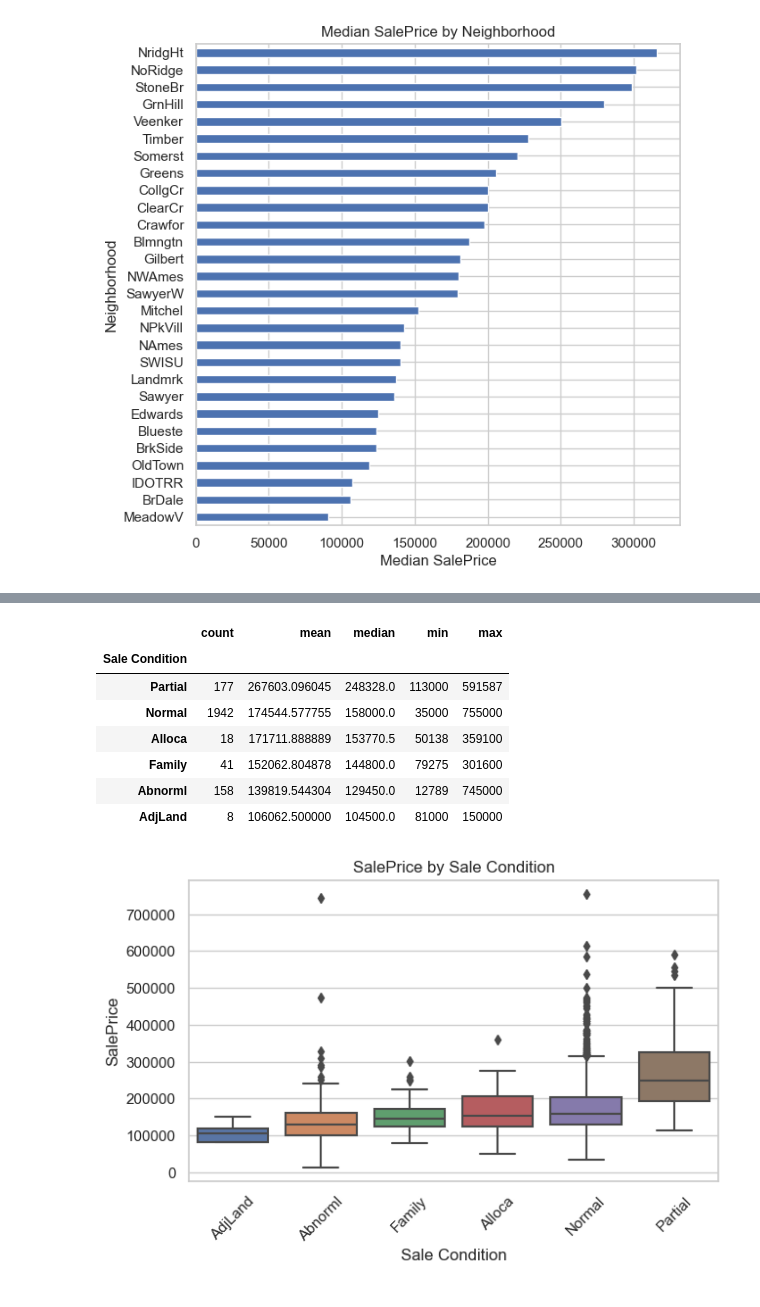
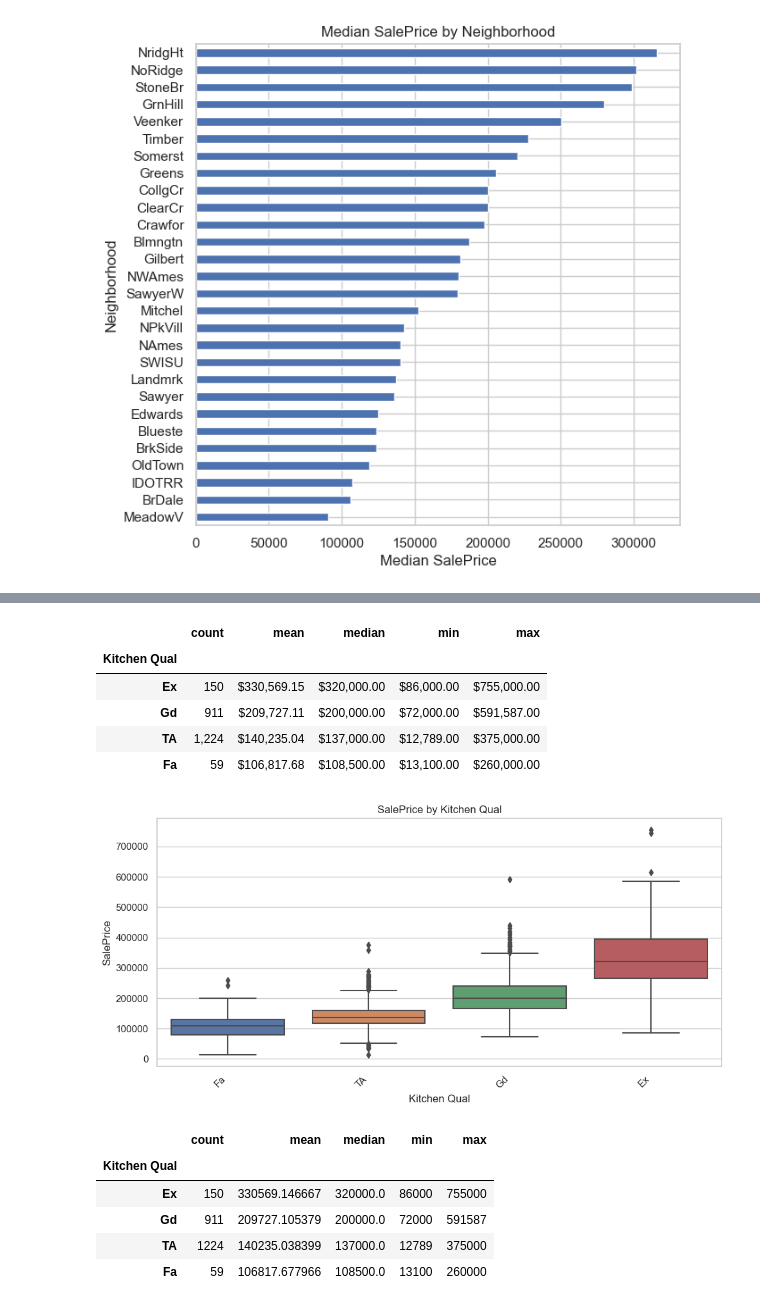
Before and after one commit to sanches-davi/ames-housing-price-prediction, a Jupyter notebook: notebooks/EDA.ipynb, the cells around one changed output, grey strips where cells are left out. Saved outputs shown, nothing was run; the diff lists cells and outputs as text; code cells hidden in the pictures.

```diff
--- a/notebooks/EDA.ipynb
+++ b/notebooks/EDA.ipynb
@@ -688,37 +583,17 @@ plt.show()
-# %%
-# Sale Condition Analysis
-
-sale_condition_summary = train_data.groupby("Sale Condition")["SalePrice"].agg(
-    ["count", "mean", "median", "min", "max"]
-)
-
-sale_condition_summary = sale_condition_summary.sort_values(by="median", ascending=False)
-sale_condition_summary
-# %% [output]
-|  | count | mean | median | min | max |
-| Sale Condition |  |  |  |  |  |
-| Partial | 177 | 267603.096045 | 248328.0 | 113000 | 591587 |
-| Normal | 1942 | 174544.577755 | 158000.0 | 35000 | 755000 |
-| Alloca | 18 | 171711.888889 | 153770.5 | 50138 | 359100 |
-| Family | 41 | 152062.804878 | 144800.0 | 79275 | 301600 |
-| Abnorml | 158 | 139819.544304 | 129450.0 | 12789 | 745000 |
-| AdjLand | 8 | 106062.500000 | 104500.0 | 81000 | 150000 |
-# %%
-# Boxplot Sale Condition
-
-sale_condition_order = train_data.groupby("Sale Condition")["SalePrice"].median().sort_values().index
-
-plt.figure(figsize=(7, 4))
-sns.boxplot(
-    data=train_data,
-    x="Sale Condition",
-    y="SalePrice",
-    order=sale_condition_order
-)
-plt.title("SalePrice by Sale Condition")
-plt.xlabel("Sale Condition")
-plt.ylabel("SalePrice")
-plt.xticks(rotation=45)
-plt.show()
-# %% [output]
-[figure, removed]
+# %%
+# Analyze SalePrice by Kitchen Qual
+analyze_categorical_feature(train_data, "Kitchen Qual")
+# %% [output]
+|  | count | mean | median | min | max |
+| Kitchen Qual |  |  |  |  |  |
+| Ex | 150 | $330,569.15 | $320,000.00 | $86,000.00 | $755,000.00 |
+| Gd | 911 | $209,727.11 | $200,000.00 | $72,000.00 | $591,587.00 |
+| TA | 1,224 | $140,235.04 | $137,000.00 | $12,789.00 | $375,000.00 |
+| Fa | 59 | $106,817.68 | $108,500.00 | $13,100.00 | $260,000.00 |
+[figure, added]
+|  | count | mean | median | min | max |
+| Kitchen Qual |  |  |  |  |  |
+| Ex | 150 | 330569.146667 | 320000.0 | 86000 | 755000 |
+| Gd | 911 | 209727.105379 | 200000.0 | 72000 | 591587 |
+| TA | 1224 | 140235.038399 | 137000.0 | 12789 | 375000 |
+| Fa | 59 | 106817.677966 | 108500.0 | 13100 | 260000 |
```
Also changed, not shown: parts of 13 cells of this notebook.
